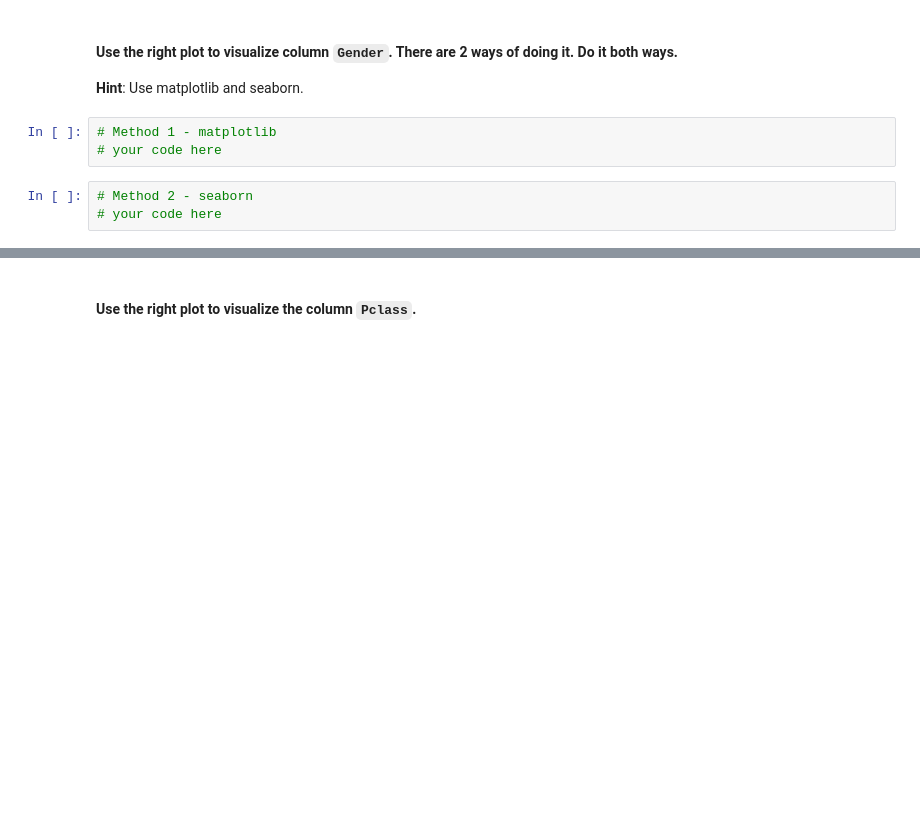
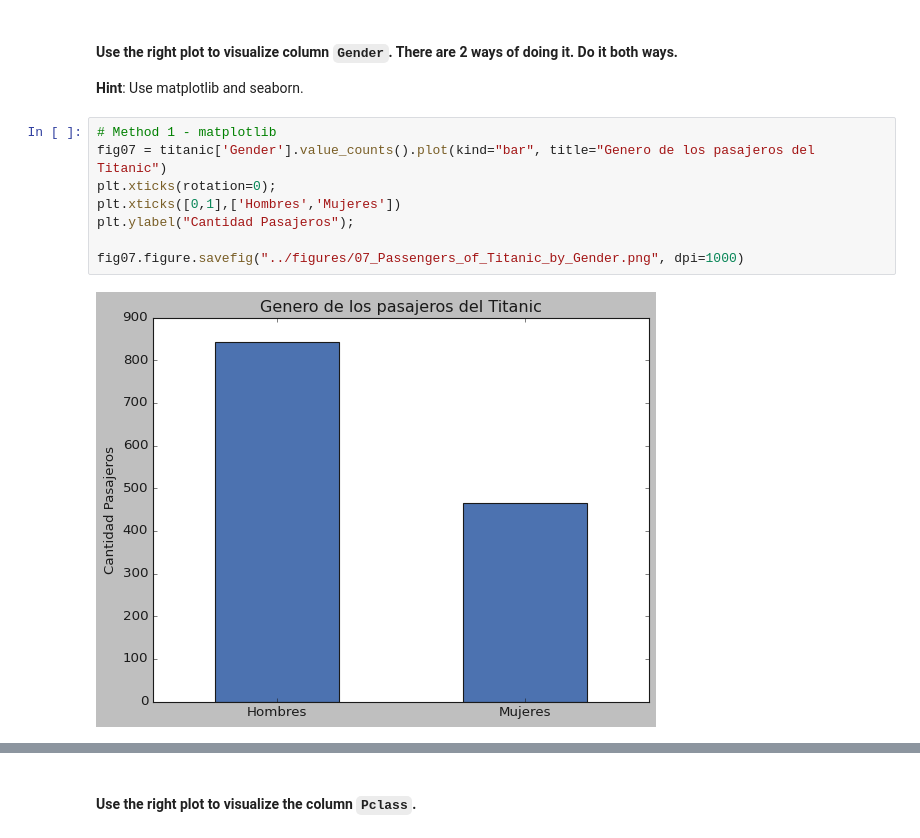
Before and after one commit to Ironhack-Data-Madrid-Octubre-2021/lab-matplotlib-seaborn, a Jupyter notebook: your-code/main.ipynb, the cells around one changed output, grey strips where cells are left out. Drawn from its saved outputs; the diff is of its cells as text; blank space fills up the shorter version.

```diff
--- a/your-code/main.ipynb
+++ b/your-code/main.ipynb
@@ -328,9 +335,13 @@ fig06.figure.savefig("../figures/06_Age_distribution_of_Titanic_passengers.png",
 # %% [markdown]
 #### Use the right plot to visualize column `Gender`. There are 2 ways of doing it. Do it both ways.
 **Hint**: Use matplotlib and seaborn.
-# %%
-# Method 1 - matplotlib
-# your code here
-# %%
-# Method 2 - seaborn
-# your code here
+# %%
+# Method 1 - matplotlib
+fig07 = titanic['Gender'].value_counts().plot(kind="bar", title="Genero de los pasajeros del Titanic")
+plt.xticks(rotation=0);
+plt.xticks([0,1],['Hombres','Mujeres'])
+plt.ylabel("Cantidad Pasajeros");
+
+fig07.figure.savefig("../figures/07_Passengers_of_Titanic_by_Gender.png", dpi=1000)
+# %% [output]
+[figure, added]
```
Also changed, not shown: parts of 32 cells of this notebook, 16 other files.
